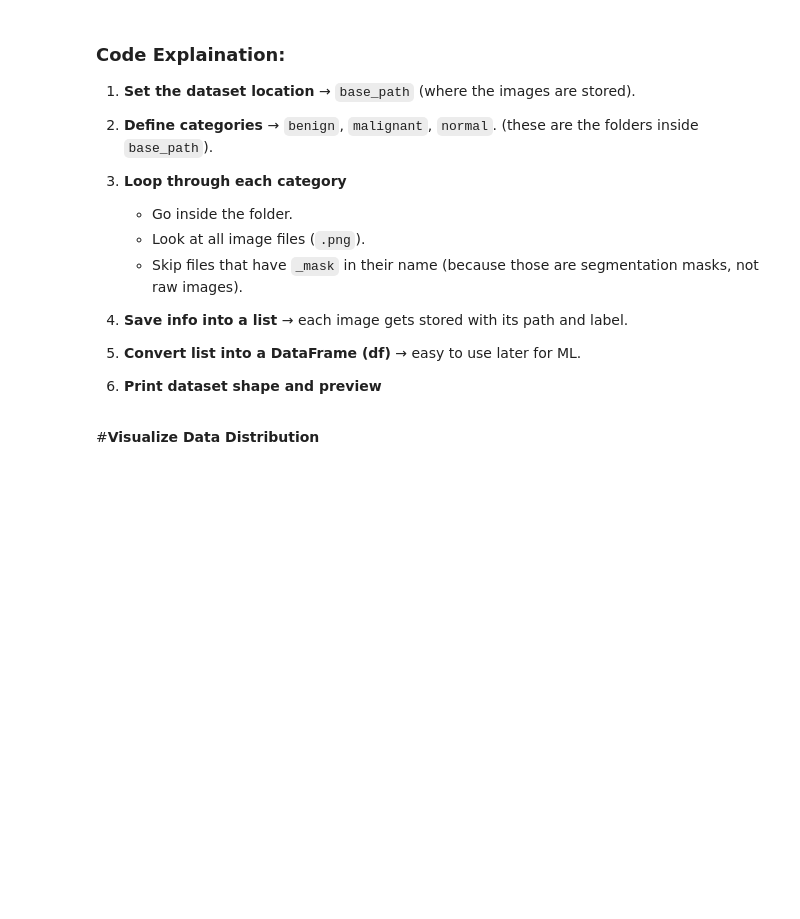
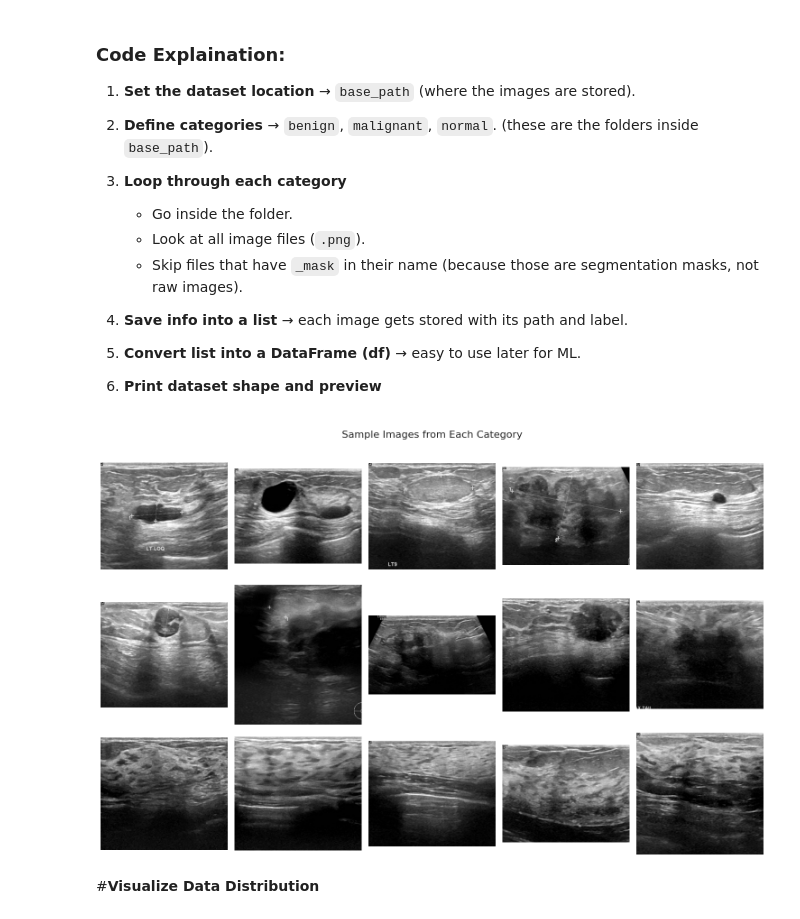
Before and after one commit to samiha-mahin/An-Image-Processing-Repo, a Jupyter notebook: Breast_Cancer_Classification.ipynb, the cells around one changed output. Cells and saved outputs as stored; diff of their text form; code cells hidden in the pictures; blank space fills up the shorter version.

```diff
--- a/Breast_Cancer_Classification.ipynb
+++ b/Breast_Cancer_Classification.ipynb
@@ -110,6 +86,30 @@ Dataset Shape: (780, 2)
 5. **Convert list into a DataFrame (df)** → easy to use later for ML.
 
 6. **Print dataset shape and preview**
+# %%
+import matplotlib.pyplot as plt
+import cv2
+
+num_images = 5  # images per class
+
+# Create the plot grid
+fig, axes = plt.subplots(len(categories), num_images, figsize=(15, 10))
+fig.suptitle("Sample Images from Each Category", fontsize=16)
+
+# Loop through each category
+for i, category in enumerate(categories):
+    images = df[df['label'] == category].sample(num_images, random_state=42)
+    for j, path in enumerate(images['image_path']):
+        img = cv2.imread(path)
+        img = cv2.cvtColor(img, cv2.COLOR_BGR2RGB)
+        axes[i, j].imshow(img)      # Show image
+        axes[i, j].axis('off')      # Remove axes
+    axes[i, 0].set_ylabel(category, fontsize=14)  # Label only first column
+
+plt.tight_layout()
+plt.show()
+# %% [output]
+[figure, added]
 # %% [markdown]
 #**Visualize Data Distribution**
 # %%
```
Also changed, not shown: parts of 8 cells of this notebook.
